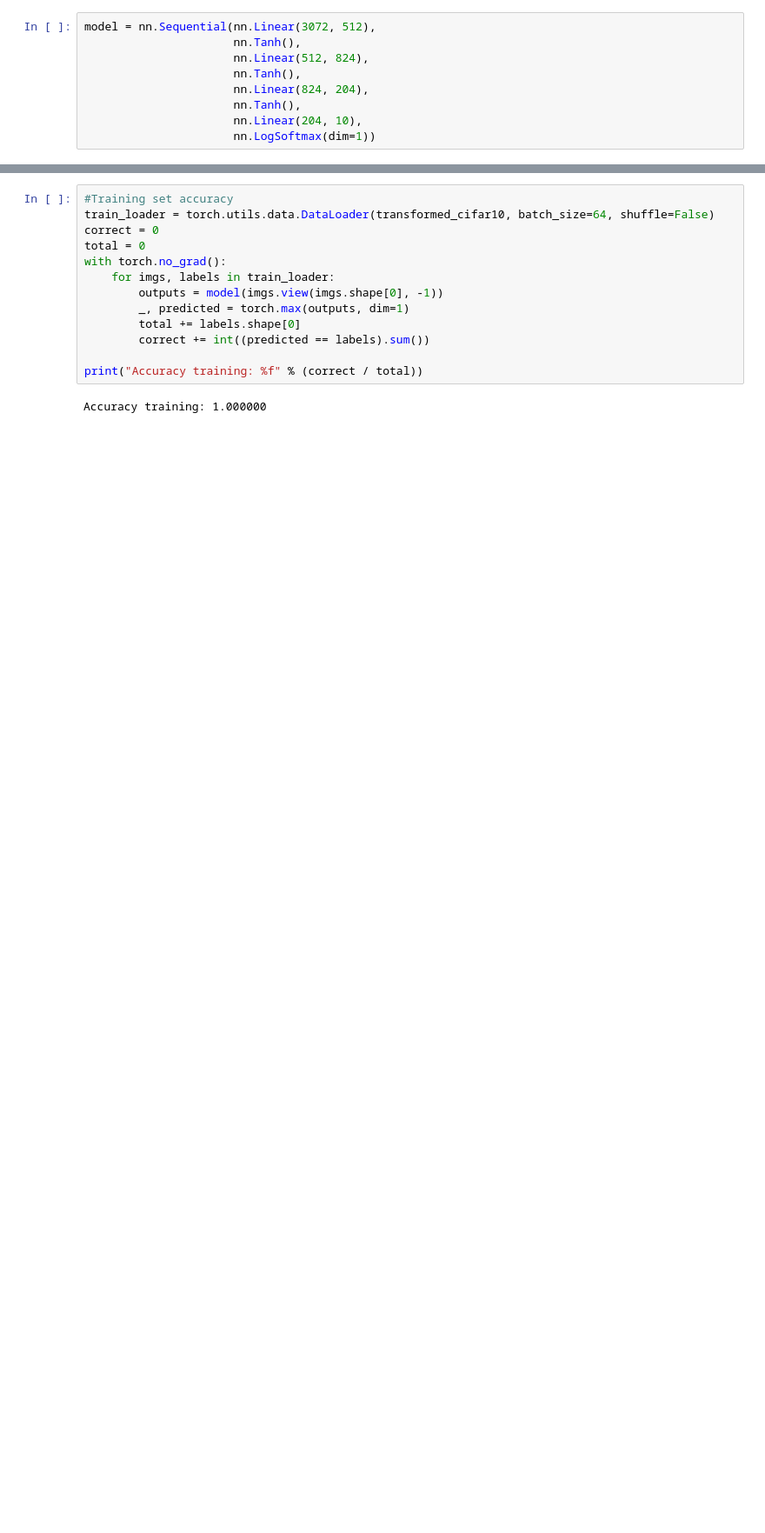
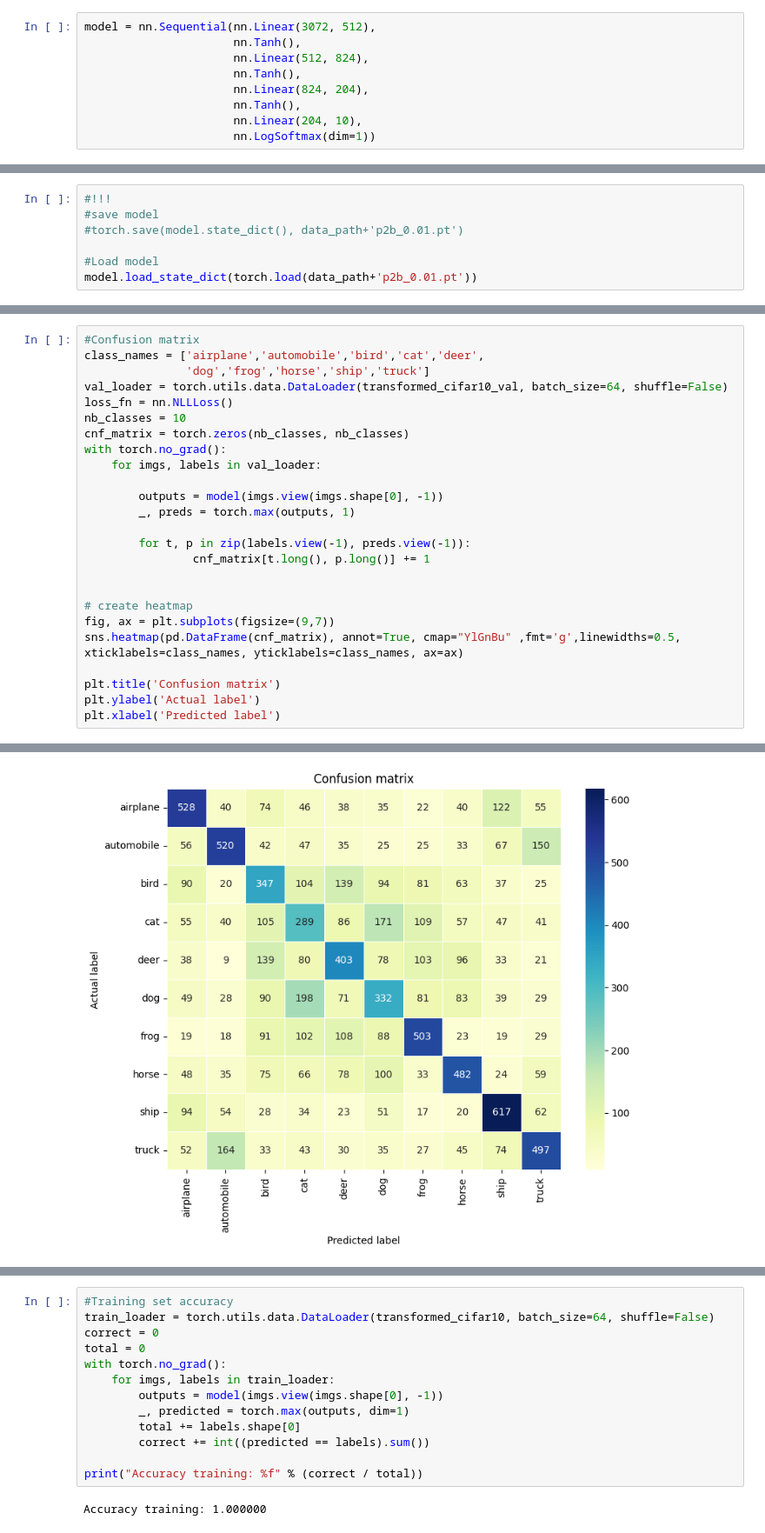
Before and after one commit to emilia-uncc/Assignment1, a Jupyter notebook: Assignment6/Homework6_2b.ipynb, the cells around one changed output, grey strips where cells are left out. Shown: that part at 87% size. Saved outputs shown, nothing was run; the diff lists cells and outputs as text; blank space fills up the shorter version.

```diff
--- a/Assignment6/Homework6_2b.ipynb
+++ b/Assignment6/Homework6_2b.ipynb
@@ -138,0 +147,7 @@ Training time:  2:14:27.003867
+# %%
+#!!!
+#save model
+#torch.save(model.state_dict(), data_path+'p2b_0.01.pt')
+
+#Load model
+model.load_state_dict(torch.load(data_path+'p2b_0.01.pt'))
@@ -138,0 +156,26 @@ Training time:  2:14:27.003867
+# %%
+#Confusion matrix
+class_names = ['airplane','automobile','bird','cat','deer',
+               'dog','frog','horse','ship','truck']
+val_loader = torch.utils.data.DataLoader(transformed_cifar10_val, batch_size=64, shuffle=False)
+loss_fn = nn.NLLLoss()
+nb_classes = 10
+cnf_matrix = torch.zeros(nb_classes, nb_classes)
+with torch.no_grad():
+    for imgs, labels in val_loader:
+
+        outputs = model(imgs.view(imgs.shape[0], -1))
+        _, preds = torch.max(outputs, 1)
+
+        for t, p in zip(labels.view(-1), preds.view(-1)):
+                cnf_matrix[t.long(), p.long()] += 1
+
+
+# create heatmap
+fig, ax = plt.subplots(figsize=(9,7))
+sns.heatmap(pd.DataFrame(cnf_matrix), annot=True, cmap="YlGnBu" ,fmt='g',linewidths=0.5,  xticklabels=class_names, yticklabels=class_names, ax=ax)
+
+plt.title('Confusion matrix')
+plt.ylabel('Actual label')
+plt.xlabel('Predicted label')
+# %% [output]
@@ -139,3 +183,4 @@ Training time:  2:14:27.003867
+[figure, added]
 # %%
 val_loader = torch.utils.data.DataLoader(transformed_cifar10_val, batch_size=64,
   shuffle=False)
```
Also changed, not shown: parts of 11 cells of this notebook.
